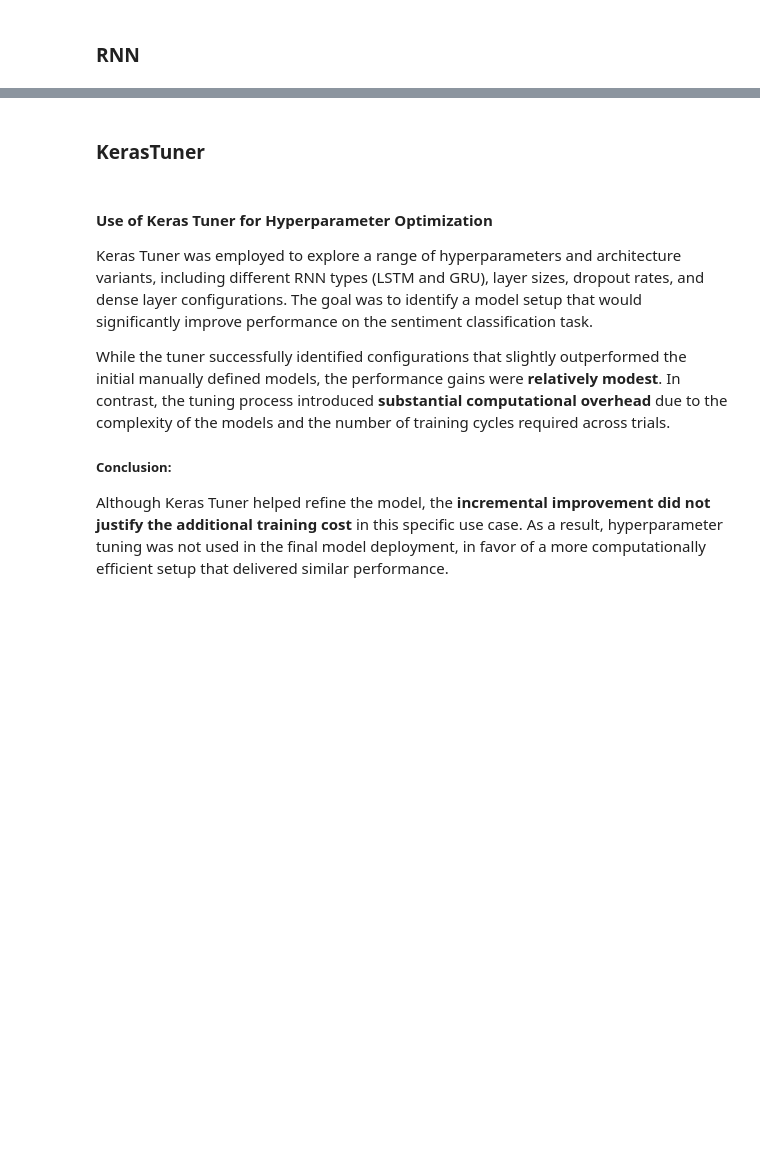
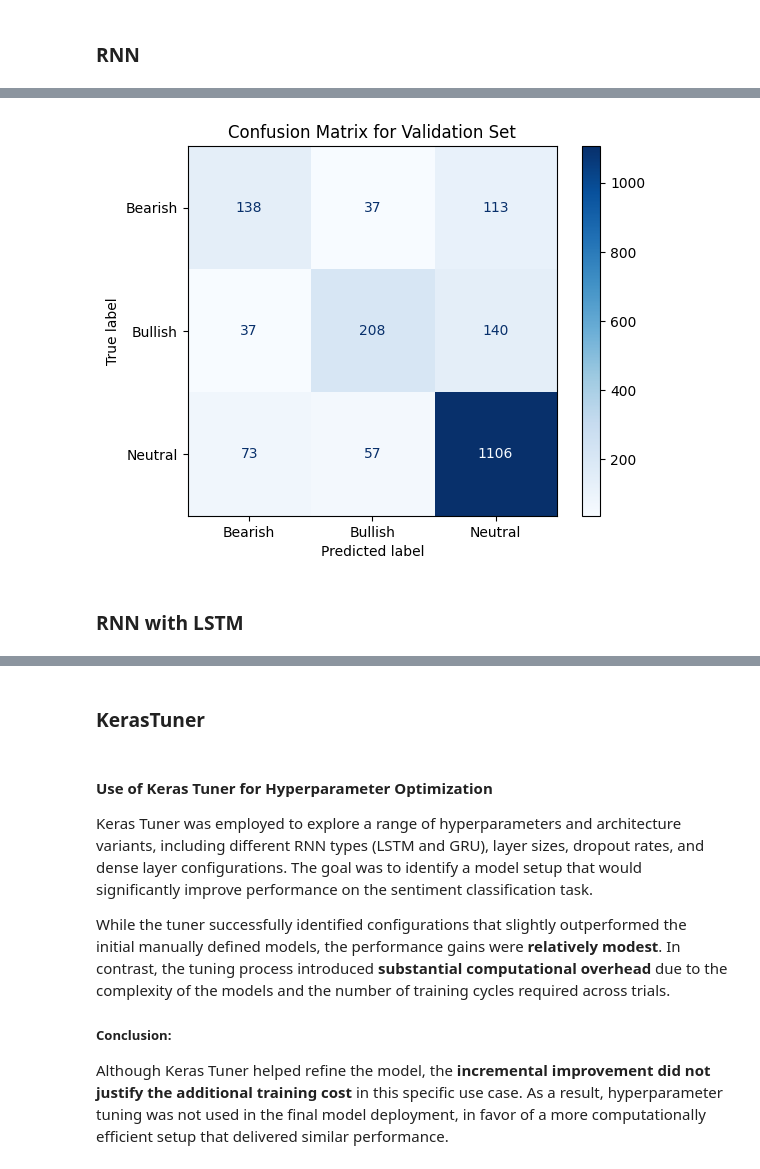
Before and after one commit to Port0goose/Text_Mining, a Jupyter notebook: tm_tests1_01.ipynb, the cells around one changed output, grey strips where cells are left out. Drawn from its saved outputs; the diff is of its cells as text; code cells hidden in the pictures; blank space fills up the shorter version.

```diff
--- a/tm_tests1_01.ipynb
+++ b/tm_tests1_01.ipynb
@@ -604,2 +632,30 @@ plt.show()
 # %% [markdown]
 ### RNN
+# %%
+model1 = Sequential([
+    Dense(128, activation='relu', input_shape=(X_train_combined.shape[1],)),
+    Dropout(0.3),
+    Dense(64, activation='relu'),
+    Dropout(0.5),
+    Dense(32, activation='relu'),
+    Dropout(0.3),
+    Dense(3, activation='softmax')
+])
+
+model1.compile(loss='sparse_categorical_crossentropy', optimizer='adam', metrics=['accuracy'])
+# %%
+# Training with class weights (as you had before)
+early_stopping = EarlyStopping(monitor='val_accuracy', patience=3, restore_best_weights=True)
+
+history = model1.fit(
+    X_train_combined, y_train,
+    epochs=10,
+    batch_size=32,
+    verbose=1,
+    callbacks=[early_stopping],
+    validation_data=(X_valid_combined, y_val),
+    class_weight=class_weights  # Your existing class weights
+)
+
+# Predictions
+valid_preds = model1.predict(X_valid_combined)
@@ -606,3 +693,14 @@ plt.show()
+# %%
+# heatmap of confusion matrix for validation set
+cm = confusion_matrix(y_val, np.argmax(valid_preds, axis=1))
+disp = ConfusionMatrixDisplay(confusion_matrix=cm, display_labels=label_map.values())
+disp.plot(cmap=plt.cm.Blues)
+plt.title("Confusion Matrix for Validation Set")
+plt.show()
+# %% [output]
+[figure, added]
+# %% [markdown]
+### RNN with LSTM
 # %%
 # Recurrent Neural Network
 
```
Also changed, not shown: parts of 39 cells of this notebook.
